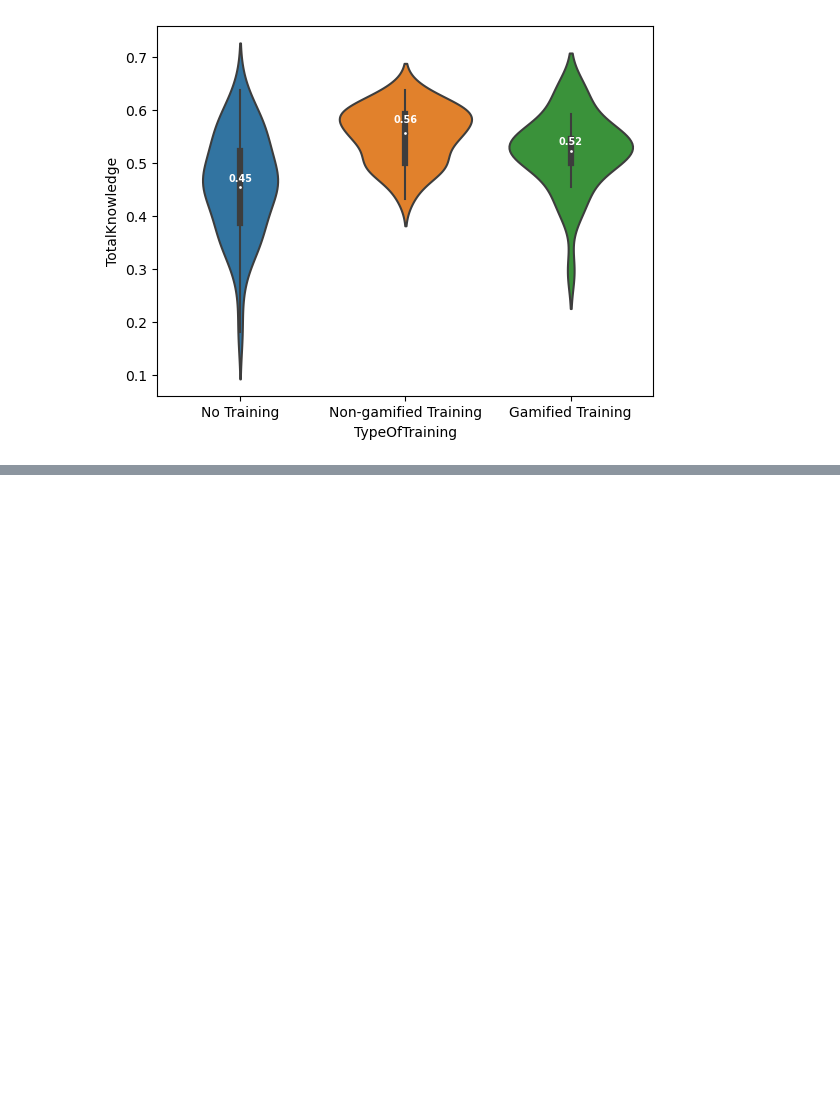
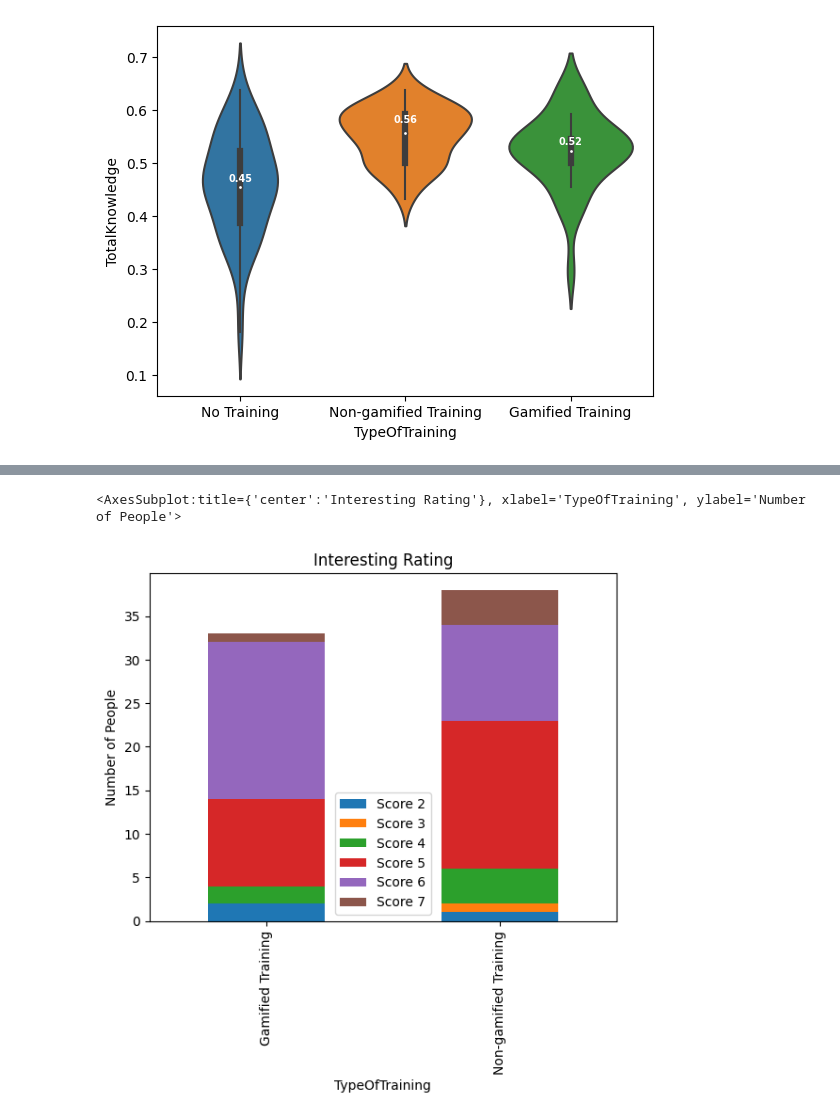
Before and after one commit to nilsmart96/fs-spm-assignments, a Jupyter notebook: Causal_inference-Gamification_Case-Group_Pre-Assignment/gamification.ipynb, the cells around one changed output, grey strips where cells are left out. Cells and saved outputs as stored; diff of their text form; code cells hidden in the pictures; blank space fills up the shorter version.

```diff
--- a/Causal_inference-Gamification_Case-Group_Pre-Assignment/gamification.ipynb
+++ b/Causal_inference-Gamification_Case-Group_Pre-Assignment/gamification.ipynb
@@ -67,0 +155,5 @@ SyntaxError: incomplete input (1356749859.py, line 4)
+# %%
+df_Interesting.plot(kind = 'bar',stacked = True,title = 'Interesting Rating',ylabel='Number of People')
+# %% [output]
+<AxesSubplot:title={'center':'Interesting Rating'}, xlabel='TypeOfTraining', ylabel='Number of People'>
+[figure, added]
```
Also changed, not shown: parts of 28 cells of this notebook, 1 other file.
